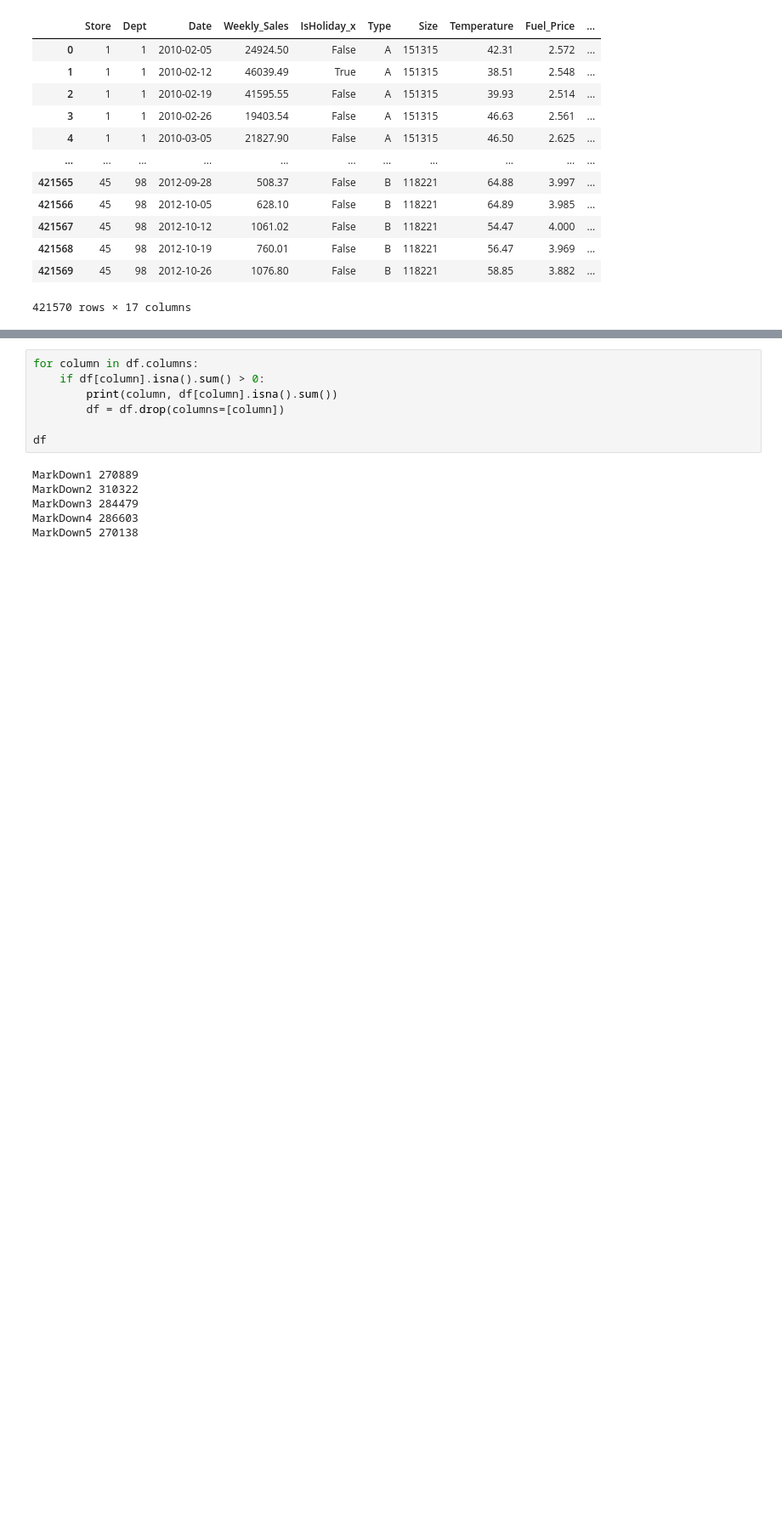
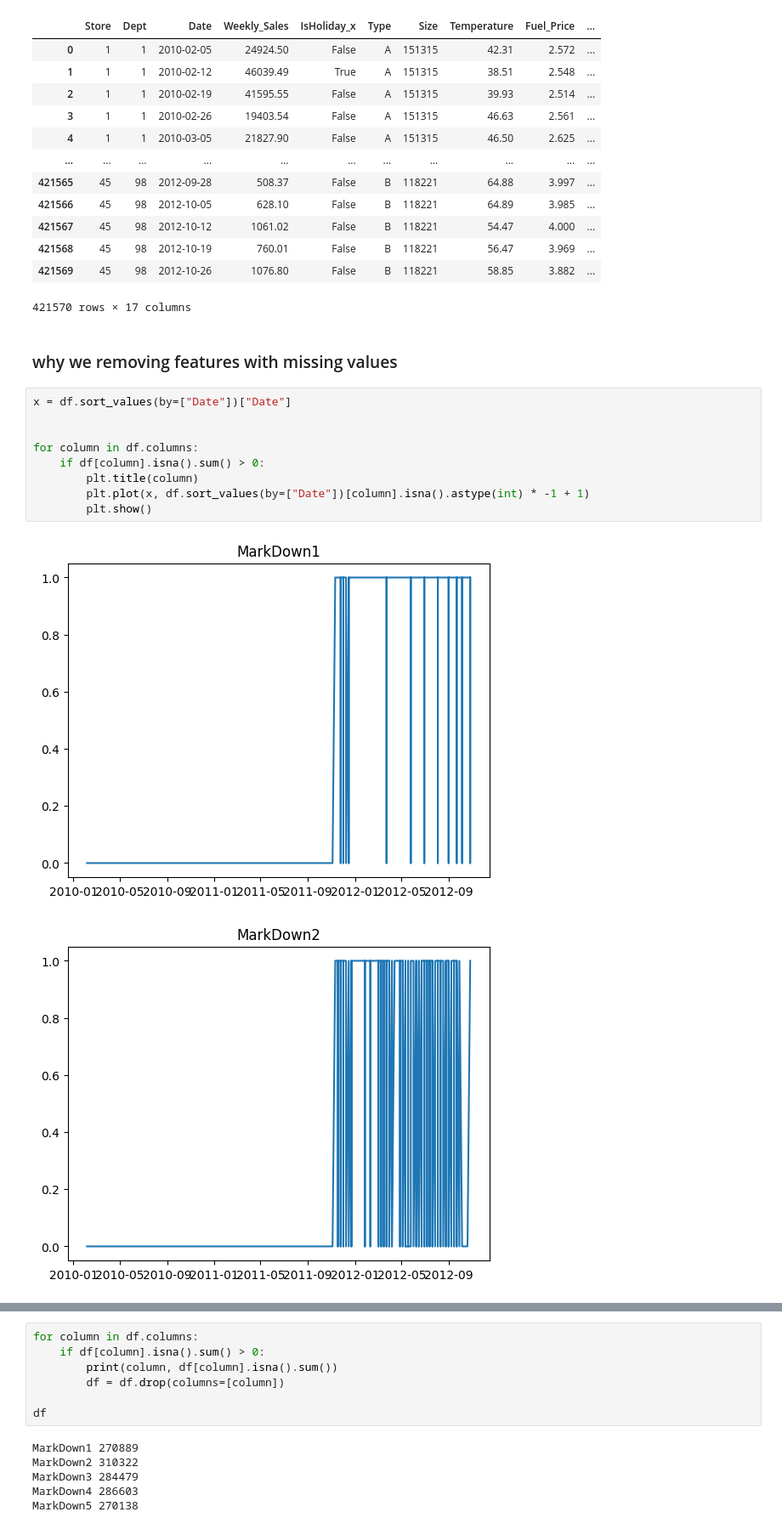
Before and after one commit to LiorShiboli/urinakysis-analysis, a Jupyter notebook: notebooks/walmart.ipynb, the cells around one changed output, grey strips where cells are left out. Shown at 85% size. Drawn from its saved outputs; the diff is of its cells as text; blank space fills up the shorter version.

```diff
--- a/notebooks/walmart.ipynb
+++ b/notebooks/walmart.ipynb
@@ -107,3 +107,17 @@ df
 | 421568 | 45 | 98 | 2012-10-19 | 760.01 | False | B | 118221 | 56.47 | 3.969 | ... |
 | 421569 | 45 | 98 | 2012-10-26 | 1076.80 | False | B | 118221 | 58.85 | 3.882 | ... |
 421570 rows × 17 columns
+# %% [markdown]
+### why we removing features with missing values
+# %%
+x = df.sort_values(by=["Date"])["Date"]
+
+
+for column in df.columns:
+    if df[column].isna().sum() > 0:
+        plt.title(column)
+        plt.plot(x, df.sort_values(by=["Date"])[column].isna().astype(int) * -1 + 1)
+        plt.show()
+# %% [output]
+[figure, added]
+[figure, added]
```
Also changed, not shown: parts of 3 cells of this notebook.
